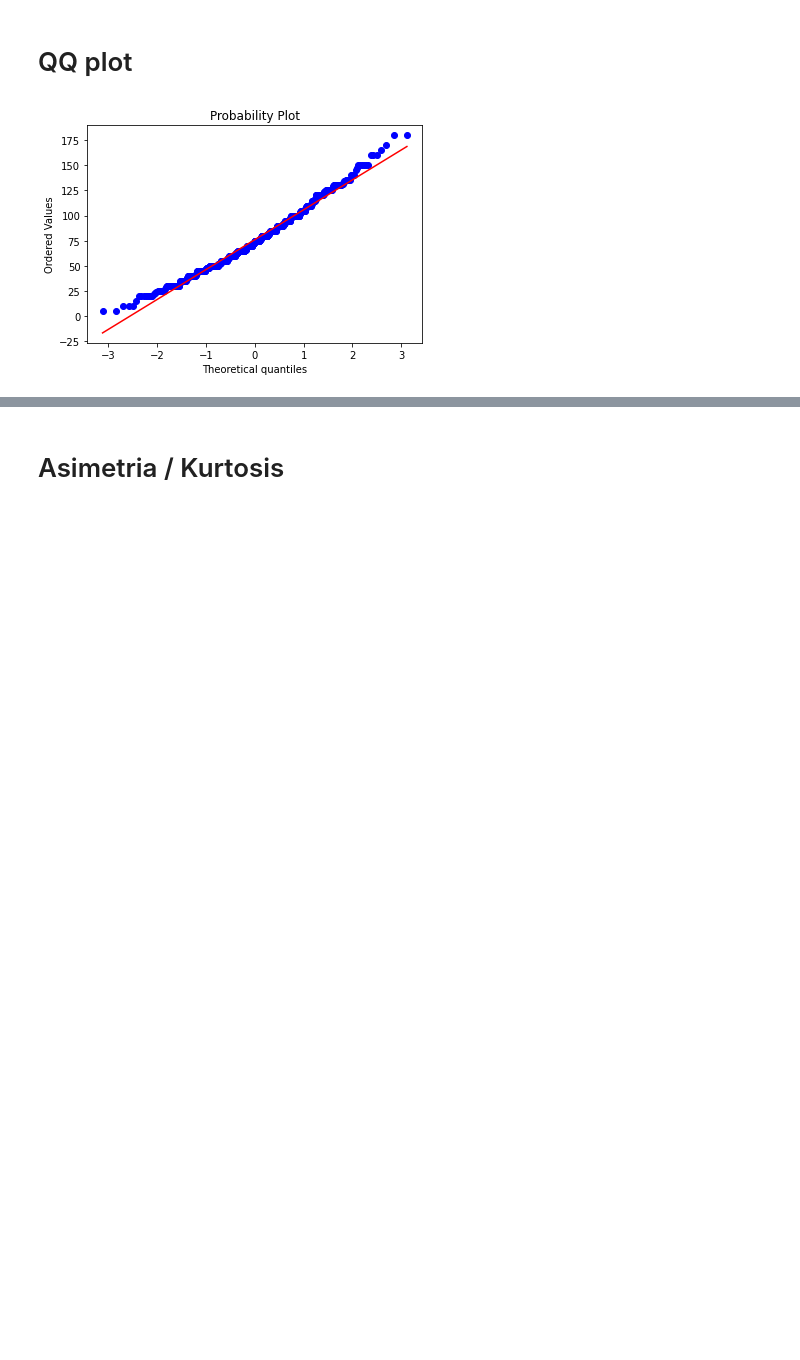
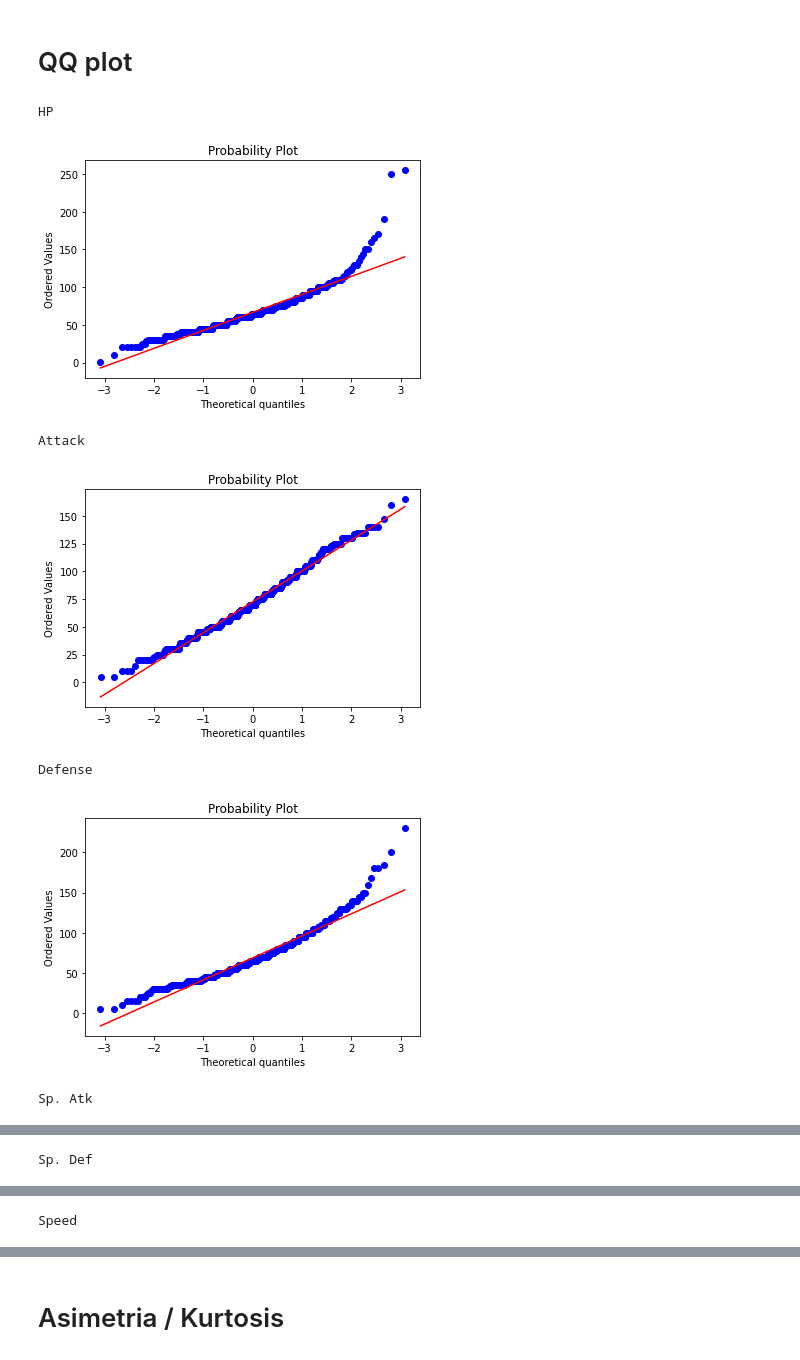
Before and after one commit to frosill/EDEM_22_23, a Jupyter notebook: 02_ANALISIS_Y_APRENDIZAJE_AUTOMATICO/python_statistics/Pokemon.ipynb, the cells around one changed output, grey strips where cells are left out. Cells and saved outputs as stored; diff of their text form; code cells hidden in the pictures; blank space fills up the shorter version.

```diff
--- a/02_ANALISIS_Y_APRENDIZAJE_AUTOMATICO/python_statistics/Pokemon.ipynb
+++ b/02_ANALISIS_Y_APRENDIZAJE_AUTOMATICO/python_statistics/Pokemon.ipynb
@@ -36,7 +38,10 @@ pokemon_df
 # %%
-pokemon_df.drop(pokemon_df[pokemon_df['Name'].str.contains('Mega')].index, inplace=True)
+blacklist = ['Mega', 'Black', 'Primal', 'White', 'Hoopa', 'Forme', 'Size']
 
-pokemon_df['Total'] = pokemon_df.iloc[:,4:9].sum(axis=1)
+for i in blacklist:
+  pokemon_df = pokemon_df.drop(pokemon_df[pokemon_df['Name'].str.contains(i)].index) # Quitamos pokemon con "Mega" en su nombre
+
+pokemon_df['Total'] = pokemon_df.iloc[:,4:9].sum(axis=1) # Sumamos la puntuació de todos los atributos para calcular el tottal
 
 pokemon_df
 # %% [output]
@@ -314,0 +373,4 @@ pokemon_df['Attack'].plot(kind = "density", figsize = (9,9))
+# %%
+atributes = ["HP", "Attack","Defense","Sp. Atk","Sp. Def","Speed"] # Almacenamos los atributos en una lista
+
+non_legendary_df[atributes].plot(kind = "density", figsize = (12,10)) # Distribución de probabilidad
@@ -337,7 +407,15 @@ pokemon_df[["HP", "Attack","Defense","Sp. Atk","Sp. Def","Speed"]].describe()
 # %% [markdown]
 # QQ plot
 # %%
-scipy.stats.probplot(pokemon_df['Attack'], dist="norm", plot=plt)
-plt.show()
+for atribute in atributes:
+  scipy.stats.probplot(non_legendary_df[atribute], dist="norm", plot=plt)
+  print(atribute)
+  plt.show()
 # %% [output]
+HP
-[figure, old version]
+[figure, new version]
+Attack
+[figure, added]
+Defense
+[figure, added]
+Sp. Atk
@@ -343,0 +423 @@ plt.show()
+Sp. Def
@@ -343,0 +425 @@ plt.show()
+Speed
```
Also changed, not shown: parts of 81 cells of this notebook.
